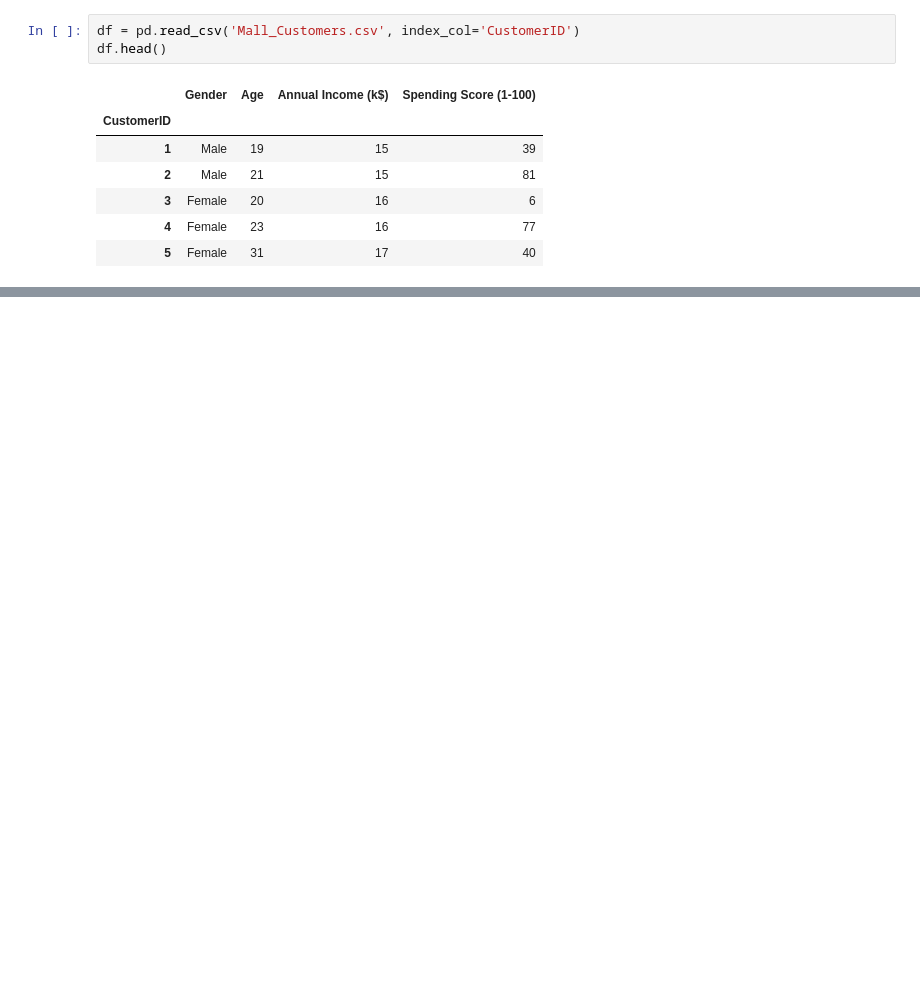
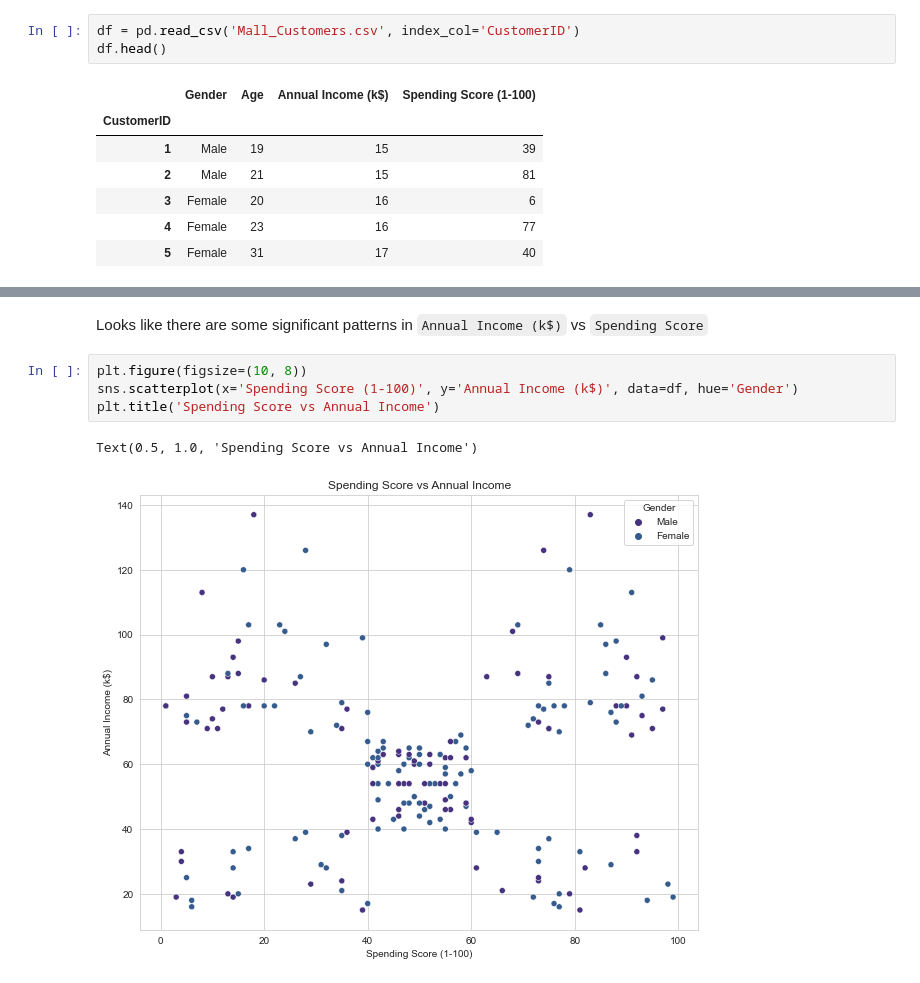
Before and after one commit to jafar-shodiq/mlearning-proj, a Jupyter notebook: project/mall-customer-segmentation/mall-market-basket.ipynb, the cells around one changed output, grey strips where cells are left out. Cells and saved outputs as stored; diff of their text form; blank space fills up the shorter version.

```diff
--- a/project/mall-customer-segmentation/mall-market-basket.ipynb
+++ b/project/mall-customer-segmentation/mall-market-basket.ipynb
@@ -67,0 +84,9 @@ df.head()
+# %% [markdown]
+Looks like there are some significant patterns in `Annual Income (k$)` vs `Spending Score`
+# %%
+plt.figure(figsize=(10, 8))
+sns.scatterplot(x='Spending Score (1-100)', y='Annual Income (k$)', data=df, hue='Gender')
+plt.title('Spending Score vs Annual Income')
+# %% [output]
+Text(0.5, 1.0, 'Spending Score vs Annual Income')
+[figure, added]
```
Also changed, not shown: parts of 4 cells of this notebook.
